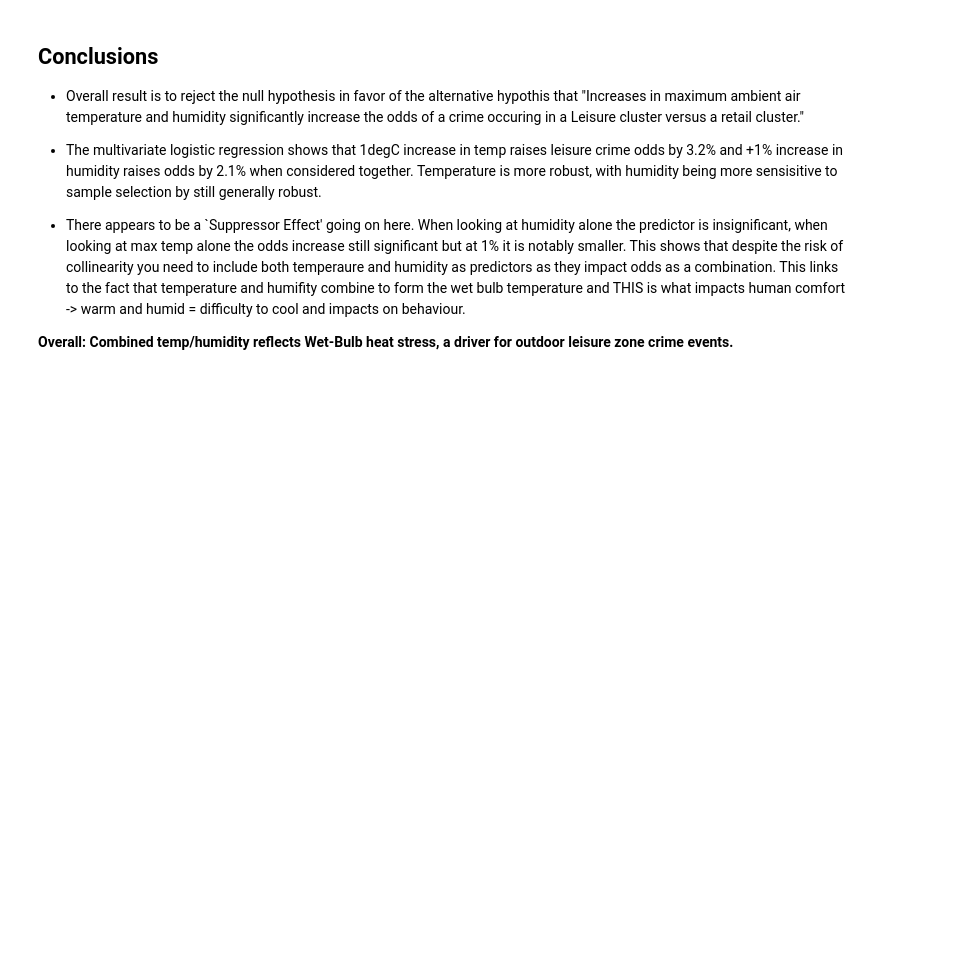
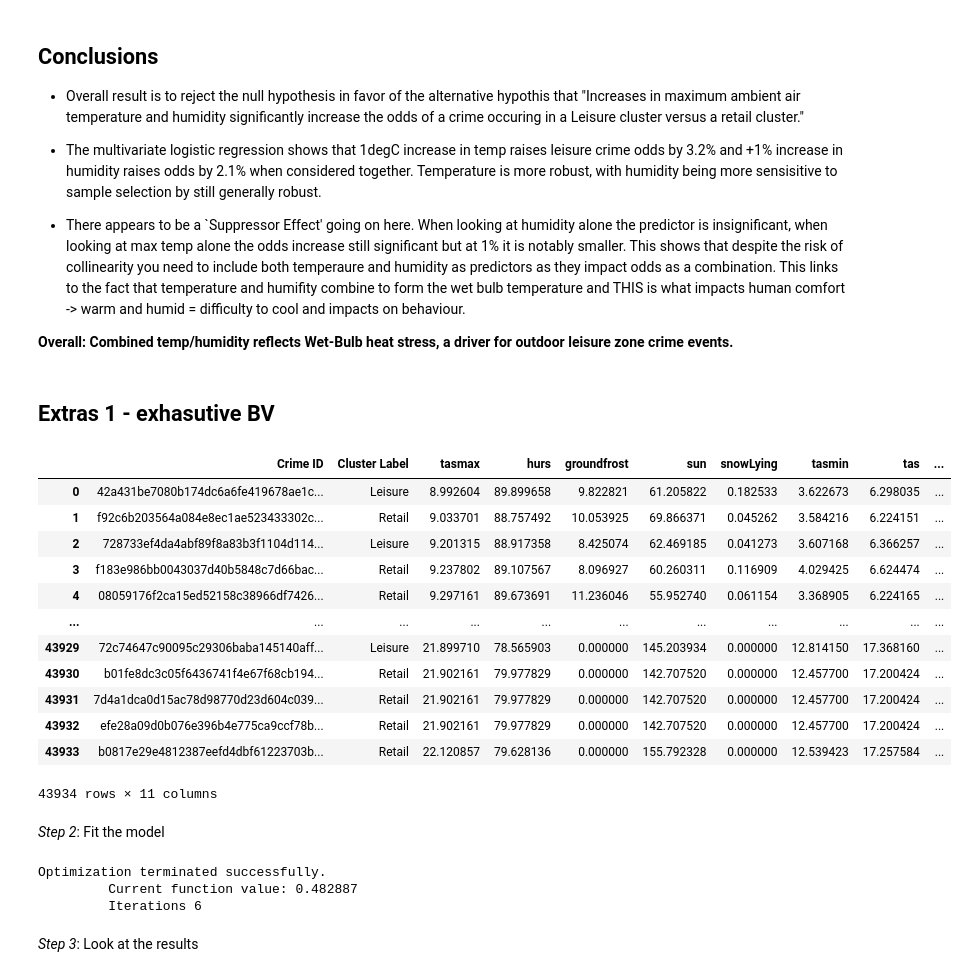
Before and after one commit to ClimatologyProjectProfile/crimetology, a Jupyter notebook: 3_logistic_regression/logistic_regression.ipynb, the cells around one changed output. Drawn from its saved outputs; the diff is of its cells as text; code cells hidden in the pictures; blank space fills up the shorter version.

Commit message:
extra exhaustive just out of interest

```diff
--- a/3_logistic_regression/logistic_regression.ipynb
+++ b/3_logistic_regression/logistic_regression.ipynb
@@ -428,3 +429,37 @@ hurs     1.000362  8.417637e-01              False
 - There appears to be a `Suppressor Effect' going on here. When looking at humidity alone the predictor is insignificant, when looking at max temp alone the odds increase still significant but at 1% it is notably smaller. This shows that despite the risk of collinearity you need to include both temperaure and humidity as predictors as they impact odds as a combination. This links to the fact that temperature and humifity combine to form the wet bulb temperature and THIS is what impacts human comfort -> warm and humid = difficulty to cool and impacts on behaviour.
 
 **Overall: Combined temp/humidity reflects Wet-Bulb heat stress, a driver for outdoor leisure zone crime events.**
+# %% [markdown]
+## Extras 1 - exhasutive BV
+# %%
+feature_exhaustive_query = """SELECT "Crime ID",
+                          "Cluster Label",
+                          "tasmax",                                        --Independent variable 1
+                          "hurs",                                           --Independent varibale 2
+                          "groundfrost",
+                          "sun",
+                          "snowLying",
+                          "tasmin",
+                          "tas",
+                          "rainfall",
+                          "sfcwind"
+                          FROM crimetology_NS_clean
+                          WHERE "Cluster Label" IN ('Leisure','Retail');   --Dependent variable
+                """
+# %%
+features_exhasutive_df: DataFrame = con.execute(query=feature_exhaustive_query).df()
+features_exhasutive_df
+# %% [output]
+|  | Crime ID | Cluster Label | tasmax | hurs | groundfrost | sun | snowLying | tasmin | tas | ... |
+| 0 | 42a431be7080b174dc6a6fe419678ae1c... | Leisure | 8.992604 | 89.899658 | 9.822821 | 61.205822 | 0.182533 | 3.622673 | 6.298035 | ... |
+| 1 | f92c6b203564a084e8ec1ae523433302c... | Retail | 9.033701 | 88.757492 | 10.053925 | 69.866371 | 0.045262 | 3.584216 | 6.224151 | ... |
+| 2 | 728733ef4da4abf89f8a83b3f1104d114... | Leisure | 9.201315 | 88.917358 | 8.425074 | 62.469185 | 0.041273 | 3.607168 | 6.366257 | ... |
+| 3 | f183e986bb0043037d40b5848c7d66bac... | Retail | 9.237802 | 89.107567 | 8.096927 | 60.260311 | 0.116909 | 4.029425 | 6.624474 | ... |
+| 4 | 08059176f2ca15ed52158c38966df7426... | Retail | 9.297161 | 89.673691 | 11.236046 | 55.952740 | 0.061154 | 3.368905 | 6.224165 | ... |
+| ... | ... | ... | ... | ... | ... | ... | ... | ... | ... | ... |
+| 43929 | 72c74647c90095c29306baba145140aff... | Leisure | 21.899710 | 78.565903 | 0.000000 | 145.203934 | 0.000000 | 12.814150 | 17.368160 | ... |
+| 43930 | b01fe8dc3c05f6436741f4e67f68cb194... | Retail | 21.902161 | 79.977829 | 0.000000 | 142.707520 | 0.000000 | 12.457700 | 17.200424 | ... |
+| 43931 | 7d4a1dca0d15ac78d98770d23d604c039... | Retail | 21.902161 | 79.977829 | 0.000000 | 142.707520 | 0.000000 | 12.457700 | 17.200424 | ... |
+| 43932 | efe28a09d0b076e396b4e775ca9ccf78b... | Retail | 21.902161 | 79.977829 | 0.000000 | 142.707520 | 0.000000 | 12.457700 | 17.200424 | ... |
+| 43933 | b0817e29e4812387eefd4dbf61223703b... | Retail | 22.120857 | 79.628136 | 0.000000 | 155.792328 | 0.000000 | 12.539423 | 17.257584 | ... |
+43934 rows × 11 columns
@@ -430,0 +470,10 @@ hurs     1.000362  8.417637e-01              False
+# %% [markdown]
+_Step 2_: Fit the model
+# %%
+BV_exhaustive_fitted = BV_exhaustive_model.fit()
+# %% [output]
+Optimization terminated successfully.
+         Current function value: 0.482887
+         Iterations 6
+# %% [markdown]
+_Step 3_: Look at the results
```
Also changed, not shown: parts of 6 cells of this notebook.
